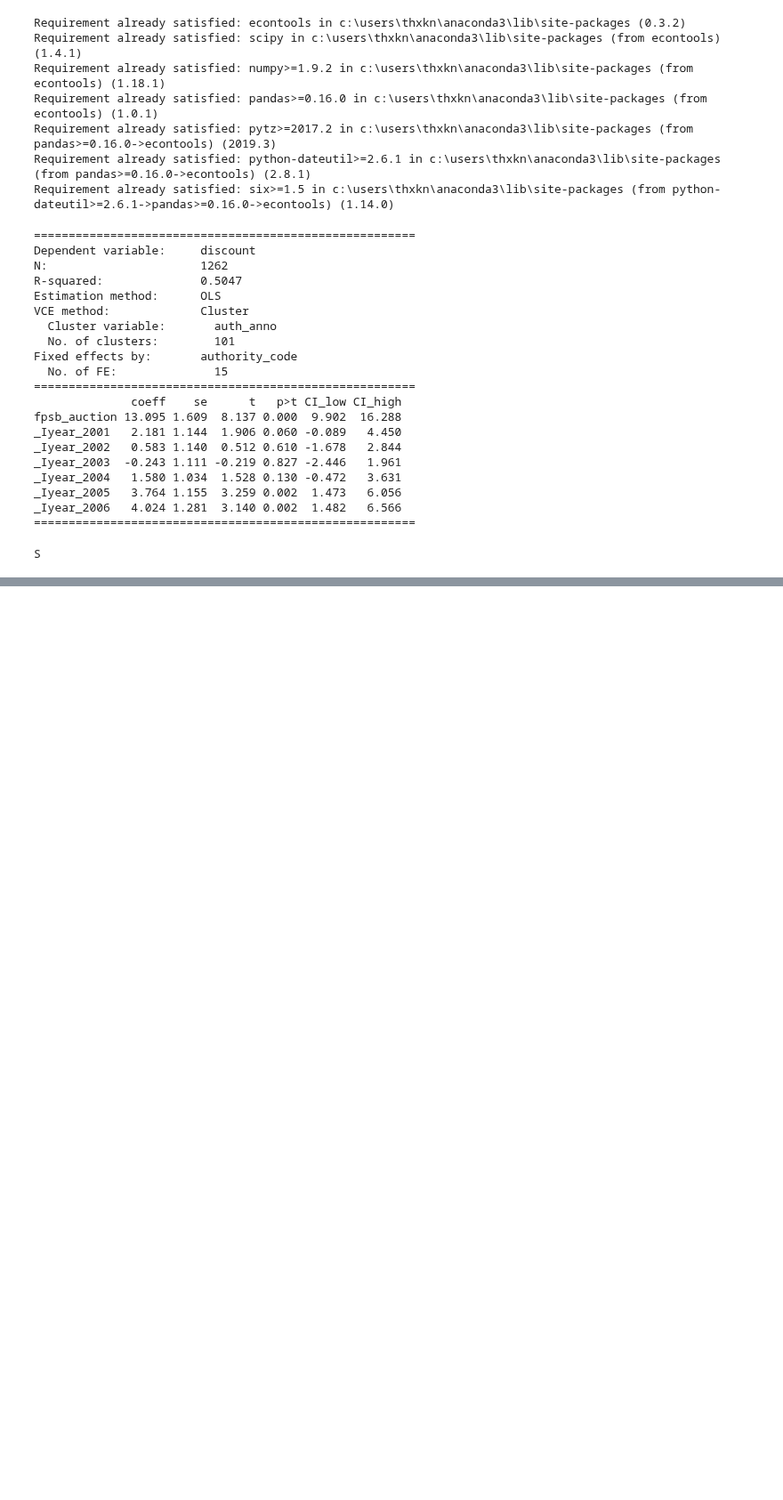
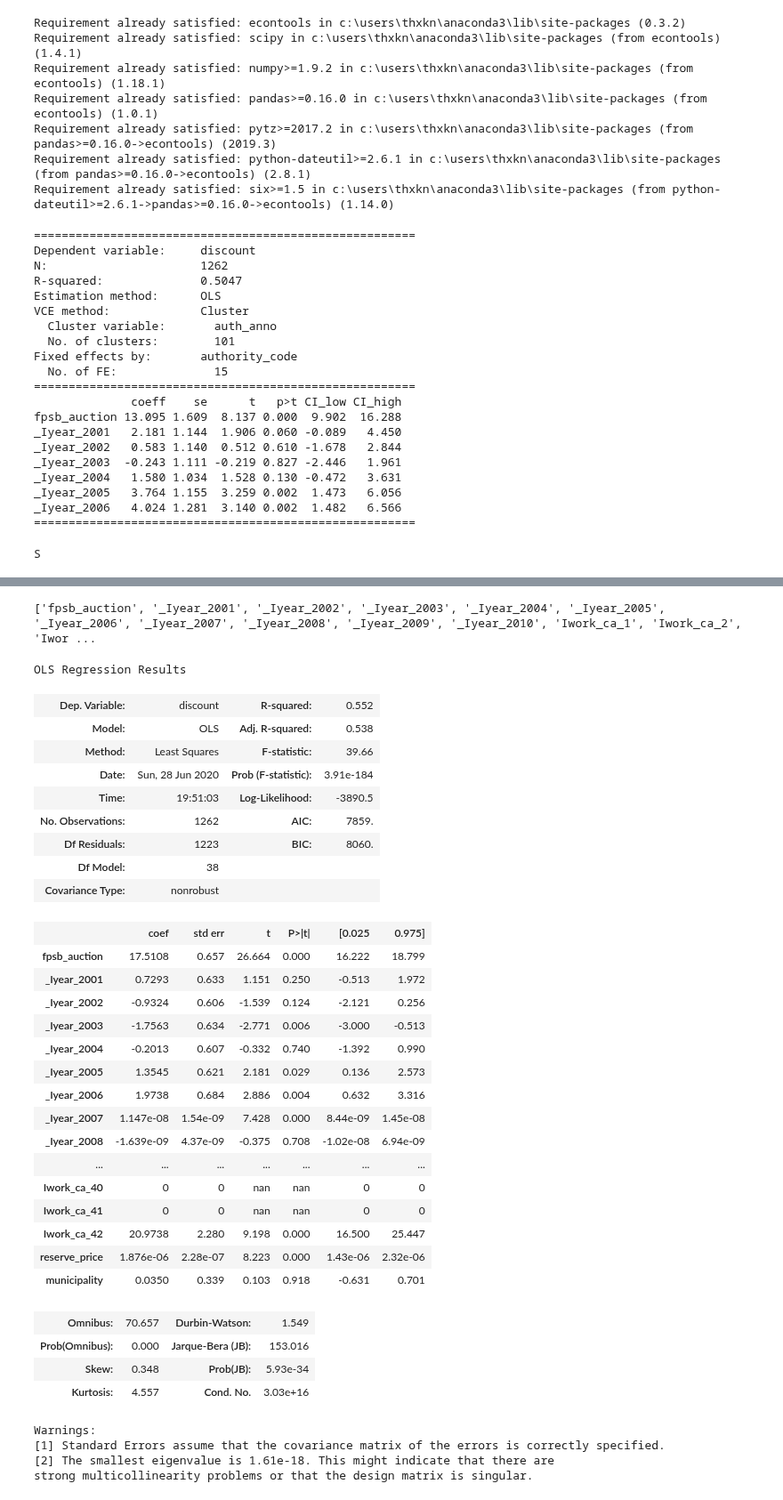
Before and after one commit to huiren-j/Replication-of-Decarolis-2014-, a Jupyter notebook: table23.ipynb, the cells around one changed output, grey strips where cells are left out. Shown at 89% size. Saved outputs shown, nothing was run; the diff lists cells and outputs as text; code cells hidden in the pictures; blank space fills up the shorter version.

Commit message:
update reg with Iwork var

```diff
--- a/table23.ipynb
+++ b/table23.ipynb
@@ -196,20 +196,21 @@ print(df.loc[0,'work_category'][1])
 S
 # %%
 work_ca_order = og_list + os_list
+#work_ca_order 대신 (1,43)
 
-for i in range(len(work_ca_order)):
+for i in range(1,43):
     name = 'Iwork_ca_'+str(i+1)
     df[name] = 0
     for j in range(len(df)):
         if df.loc[j,'work_category'][1] == 'G':
             work_OG = int(df.loc[j, 'work_category'][2:])
             for g in range(len(og_list)):
-                if og_list[g] == work_OG:
+                if work_OG == og_list[g]:
                     idx_g = str(g+1)
                     df.loc[j, 'Iwork_ca_' + idx_g] = 1
         else:
             work_OS = int(df.loc[j, 'work_category'][2:])
             for s in range(len(os_list)):
-                if os_list[s] == work_OS:
+                if work_OS == os_list[s]:
                     idx_s = str(s + 17)
                     df.loc[j, 'Iwork_ca_'+ idx_s] = 1
@@ -226,15 +216,0 @@ df.head() #column  order가 이상함..근데 뭐 어쩌겟어ㅠ
-# %%
-#PanelA_2
-
-
-'''for j in range(1,43):
-    df['_Iwork_ca_'+str(j)] = 0
-    for i in range(len(df)):
-        if df.loc[i,'work_category'] == j:
-            df.loc[i, '_Iyear_'+str(j)] = 1'''
-
-x = df_reg_exp[['fpsb_auction','_Iyear_2001','_Iyear_2002','_Iyear_2003','_Iyear_2004','_Iyear_2005','_Iyear_2006','_Iyear_2007','_Iyear_2008','_Iyear_2009','_Iyear_2010','reserve_price', 'municipality']]
-y = df_reg_exp['discount']
-model = sm.OLS(y,x).fit()
-predictions = model.predict(x)
-model.summary()
@@ -273,0 +227,52 @@ strong multicollinearity problems or that the design matrix is singular.
+# %%
+#PanelA_2
+reg_col = ['fpsb_auction','_Iyear_2001','_Iyear_2002','_Iyear_2003','_Iyear_2004','_Iyear_2005','_Iyear_2006','_Iyear_2007','_Iyear_2008','_Iyear_2009','_Iyear_2010']
+for i in range(len(work_ca_order)):
+    reg_col.append('Iwork_ca_'+str(i+1))
+
+reg_col = reg_col + ['reserve_price', 'municipality']
+print(reg_col)
+
+df_reg_exp2 = df[(df['turin_co_sample']==1)&(df['ctrl_exp_turin_co_sample']==1)&(df['post_experience']>= 5) & (df['pre_experience']>=5) &(df['post_experience'].isnull() == False ) & (df['pre_experience'].isnull()==False)&(df['missing']==0)]
+
+x = df_reg_exp2[reg_col]
+y = df_reg_exp2['discount']
+model = sm.OLS(y,x).fit()
+predictions = model.predict(x)
+model.summary()
+# %% [output]
+['fpsb_auction', '_Iyear_2001', '_Iyear_2002', '_Iyear_2003', '_Iyear_2004', '_Iyear_2005', '_Iyear_2006', '_Iyear_2007', '_Iyear_2008', '_Iyear_2009', '_Iyear_2010', 'Iwork_ca_1', 'Iwork_ca_2', 'Iwor ...
+OLS Regression Results
+| Dep. Variable: | discount | R-squared: | 0.552 |
+| Model: | OLS | Adj. R-squared: | 0.538 |
+| Method: | Least Squares | F-statistic: | 39.66 |
+| Date: | Sun, 28 Jun 2020 | Prob (F-statistic): | 3.91e-184 |
+| Time: | 19:51:03 | Log-Likelihood: | -3890.5 |
+| No. Observations: | 1262 | AIC: | 7859. |
+| Df Residuals: | 1223 | BIC: | 8060. |
+| Df Model: | 38 |  |  |
+| Covariance Type: | nonrobust |  |  |
+|  | coef | std err | t | P>|t| | [0.025 | 0.975] |
+| fpsb_auction | 17.5108 | 0.657 | 26.664 | 0.000 | 16.222 | 18.799 |
+| _Iyear_2001 | 0.7293 | 0.633 | 1.151 | 0.250 | -0.513 | 1.972 |
+| _Iyear_2002 | -0.9324 | 0.606 | -1.539 | 0.124 | -2.121 | 0.256 |
+| _Iyear_2003 | -1.7563 | 0.634 | -2.771 | 0.006 | -3.000 | -0.513 |
+| _Iyear_2004 | -0.2013 | 0.607 | -0.332 | 0.740 | -1.392 | 0.990 |
+| _Iyear_2005 | 1.3545 | 0.621 | 2.181 | 0.029 | 0.136 | 2.573 |
+| _Iyear_2006 | 1.9738 | 0.684 | 2.886 | 0.004 | 0.632 | 3.316 |
+| _Iyear_2007 | 1.147e-08 | 1.54e-09 | 7.428 | 0.000 | 8.44e-09 | 1.45e-08 |
+| _Iyear_2008 | -1.639e-09 | 4.37e-09 | -0.375 | 0.708 | -1.02e-08 | 6.94e-09 |
+| ... | ... | ... | ... | ... | ... | ... |
+| Iwork_ca_40 | 0 | 0 | nan | nan | 0 | 0 |
+| Iwork_ca_41 | 0 | 0 | nan | nan | 0 | 0 |
+| Iwork_ca_42 | 20.9738 | 2.280 | 9.198 | 0.000 | 16.500 | 25.447 |
+| reserve_price | 1.876e-06 | 2.28e-07 | 8.223 | 0.000 | 1.43e-06 | 2.32e-06 |
+| municipality | 0.0350 | 0.339 | 0.103 | 0.918 | -0.631 | 0.701 |
+| Omnibus: | 70.657 | Durbin-Watson: | 1.549 |
+| Prob(Omnibus): | 0.000 | Jarque-Bera (JB): | 153.016 |
+| Skew: | 0.348 | Prob(JB): | 5.93e-34 |
+| Kurtosis: | 4.557 | Cond. No. | 3.03e+16 |
+Warnings:
+[1] Standard Errors assume that the covariance matrix of the errors is correctly specified.
+[2] The smallest eigenvalue is 1.61e-18. This might indicate that there are
+strong multicollinearity problems or that the design matrix is singular.
```
Also changed, not shown: parts of 4 cells of this notebook.
